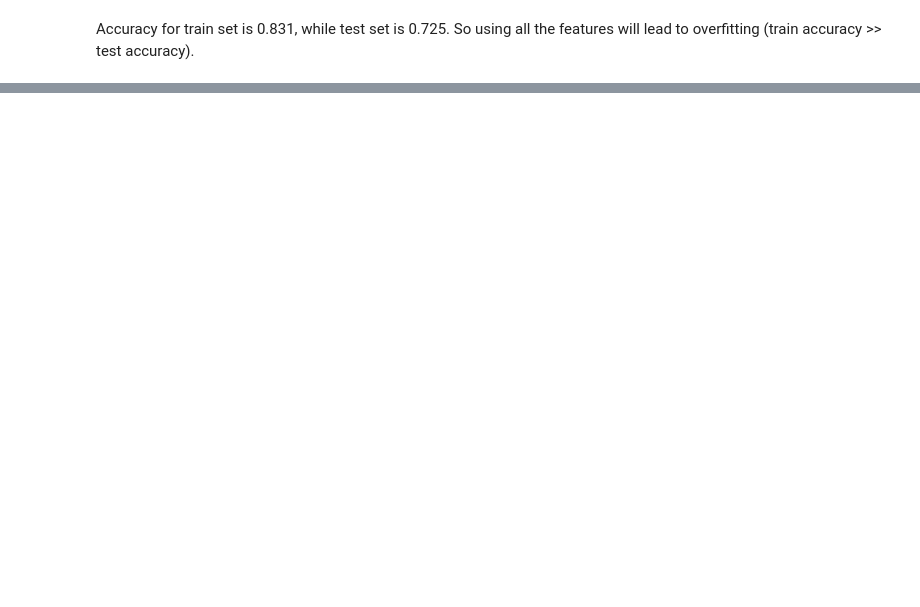
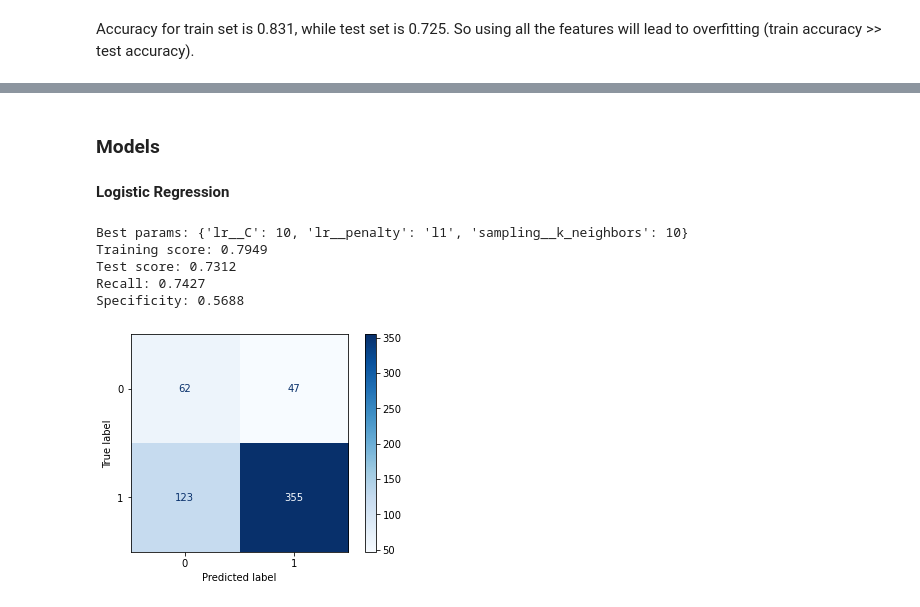
Before and after one commit to doscsy12/AKI_rrt, a Jupyter notebook: Preprocessing_model_tuning.ipynb, the cells around one changed output, grey strips where cells are left out. Drawn from its saved outputs; the diff is of its cells as text; code cells hidden in the pictures; blank space fills up the shorter version.

```diff
--- a/Preprocessing_model_tuning.ipynb
+++ b/Preprocessing_model_tuning.ipynb
@@ -265,0 +385,10 @@ Accuracy for train set is 0.831, while test set is 0.725. So using all the featu
+# %% [markdown]
+### Models
+# %%
+# Instantiate models
+models = {'lr': LogisticRegression(max_iter=1000, solver='saga'),
+        'dt': DecisionTreeClassifier(),
+        'rf': RandomForestClassifier(),
+        'et': ExtraTreesClassifier(),
+        'svc': SVC(probability=True),
+        }
@@ -265,0 +429,24 @@ Accuracy for train set is 0.831, while test set is 0.725. So using all the featu
+# %% [markdown]
+**Logistic Regression**
+# %%
+# logistic regression
+grid_params = {
+    'sampling__k_neighbors': [10,15,20],
+    'lr__penalty': ['l1', 'l2',  'elasticnet'],
+    'lr__C': [0.1, 1, 10]
+}
+
+# best_params = {
+#     'sampling__k_neighbors': [200],
+#     'lr__penalty': ['l1'],
+#     'lr__C': [1]
+# }
+
+lr = run_models('lr', grid_params)
+# %% [output]
+Best params: {'lr__C': 10, 'lr__penalty': 'l1', 'sampling__k_neighbors': 10}
+Training score: 0.7949
+Test score: 0.7312
+Recall: 0.7427
+Specificity: 0.5688
+[figure, added]
```
Also changed, not shown: parts of 44 cells of this notebook.
